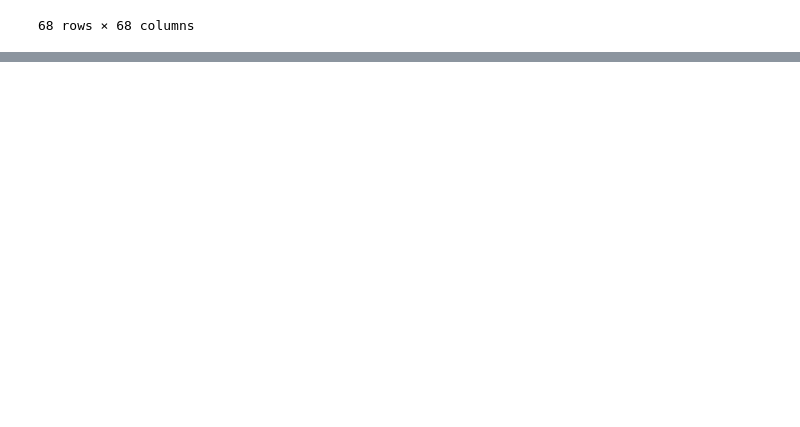
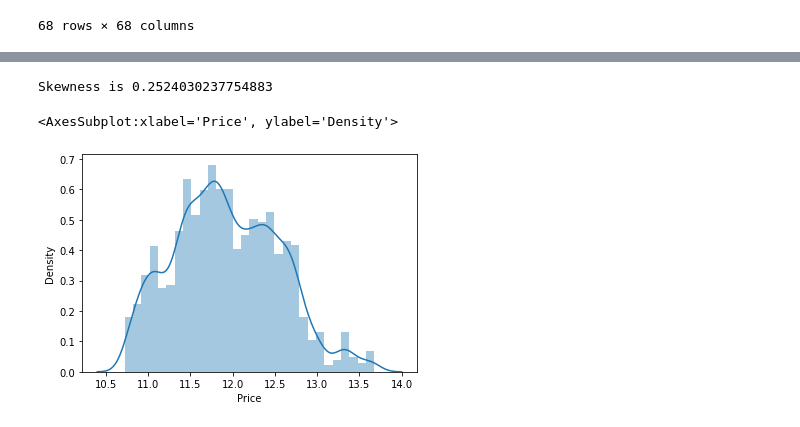
Before and after one commit to jexiamaris/project2, a Jupyter notebook: notebooks/Jexi/texas_model.ipynb, the cells around one changed output, grey strips where cells are left out. Drawn from its saved outputs; the diff is of its cells as text; code cells hidden in the pictures; blank space fills up the shorter version.

```diff
--- a/notebooks/Jexi/texas_model.ipynb
+++ b/notebooks/Jexi/texas_model.ipynb
@@ -70,0 +84,9 @@ y = housing_df["Price"].values
+# %%
+# Transforming the target variable to a normal distribution
+target = np.log(y)
+print ('Skewness is', target.skew())
+sns.distplot(target)
+# %% [output]
+Skewness is 0.2524030237754883
+<AxesSubplot:xlabel='Price', ylabel='Density'>
+[figure, added]
```
Also changed, not shown: parts of 14 cells of this notebook, 1 other file.
